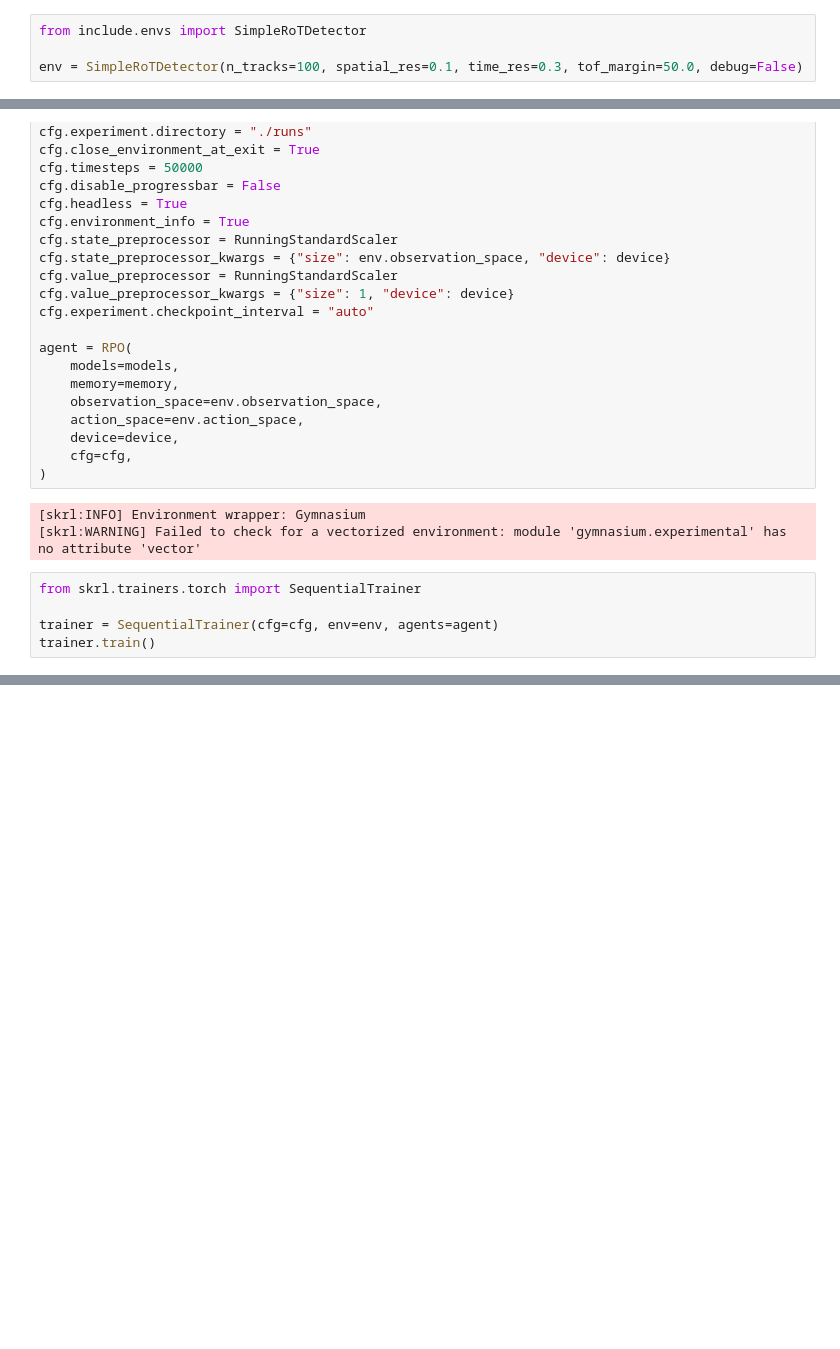
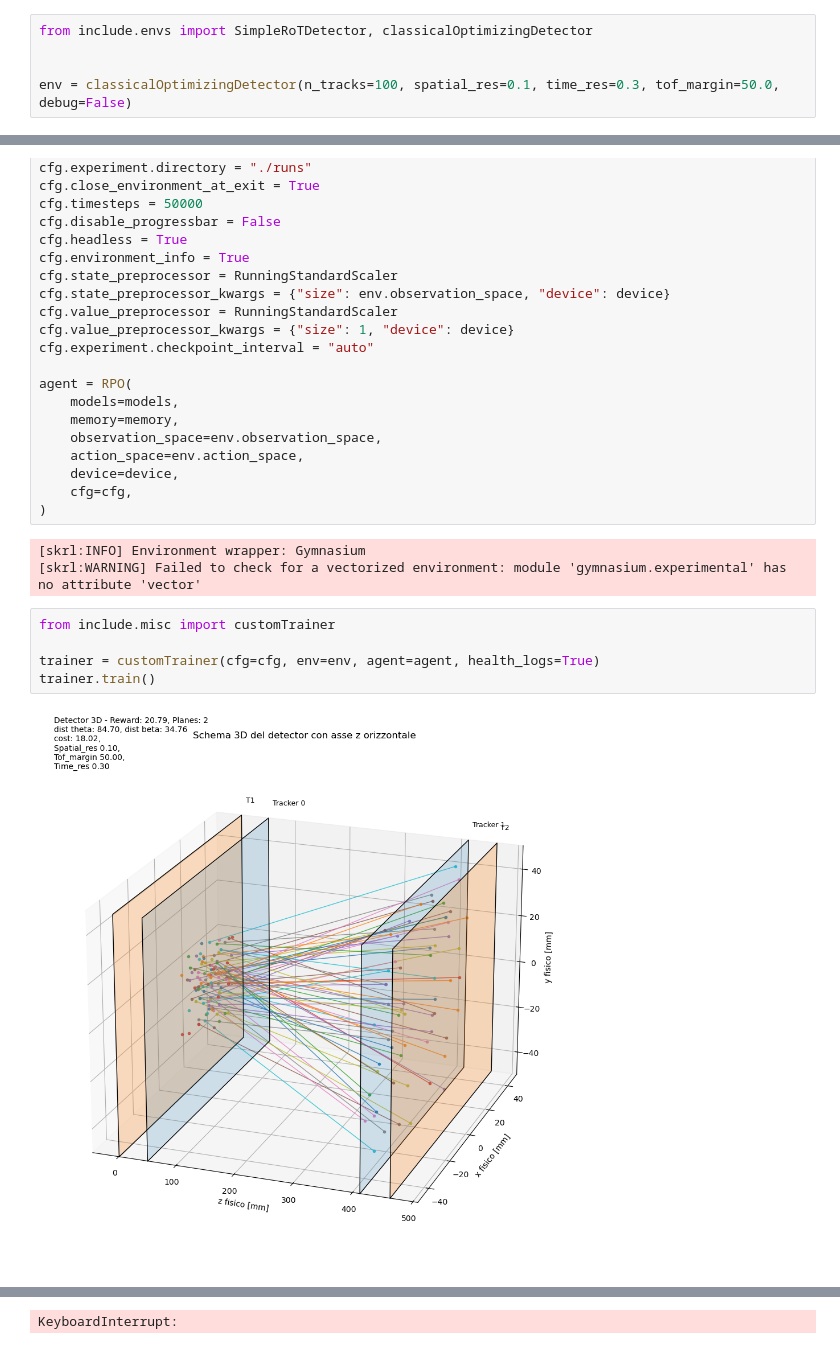
Before and after one commit to Stelfano/DetectorOptimizer, a Jupyter notebook: RPO.ipynb, the cells around one changed output, grey strips where cells are left out. Drawn from its saved outputs; the diff is of its cells as text; blank space fills up the shorter version.

```diff
--- a/RPO.ipynb
+++ b/RPO.ipynb
@@ -25,7 +55,8 @@ Ambiente locale rilevato: salto l'installazione e l'avvio di TensorBoard.
 # %%
-from include.envs import SimpleRoTDetector
+from include.envs import SimpleRoTDetector, classicalOptimizingDetector
 
-env = SimpleRoTDetector(n_tracks=100, spatial_res=0.1, time_res=0.3, tof_margin=50.0, debug=False)
+
+env = classicalOptimizingDetector(n_tracks=100, spatial_res=0.1, time_res=0.3, tof_margin=50.0, debug=False)
 # %%
 from skrl.models.torch import Model, MultivariateGaussianMixin, DeterministicMixin
 from torch import nn
@@ -124,8 +155,10 @@ agent = RPO(
 # %% [output]
 [skrl:INFO] Environment wrapper: Gymnasium
 [skrl:WARNING] Failed to check for a vectorized environment: module 'gymnasium.experimental' has no attribute 'vector'
-# %%
-from skrl.trainers.torch import SequentialTrainer
-
-trainer = SequentialTrainer(cfg=cfg, env=env, agents=agent)
-trainer.train()
+# %%
+from include.misc import customTrainer
+
+trainer = customTrainer(cfg=cfg, env=env, agent=agent, health_logs=True)
+trainer.train()
+# %% [output]
+[figure, added]
@@ -131,0 +166 @@ trainer.train()
+KeyboardInterrupt:
```
Also changed, not shown: parts of 2 cells of this notebook, 5 other files.
